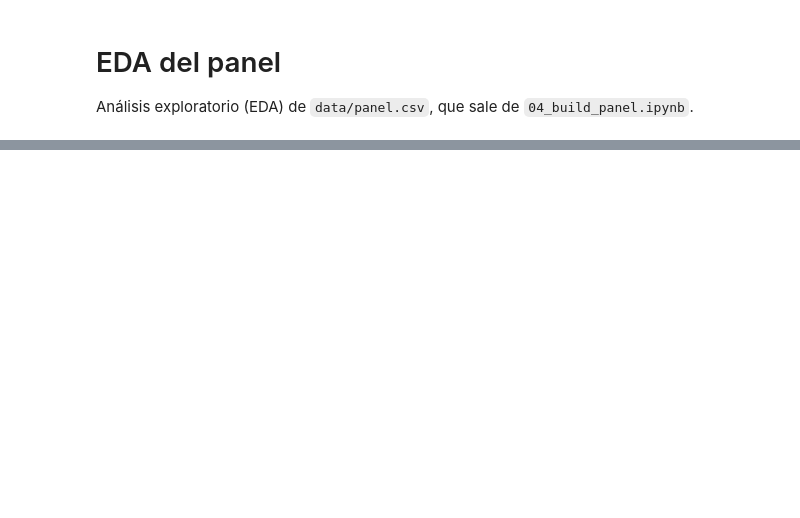
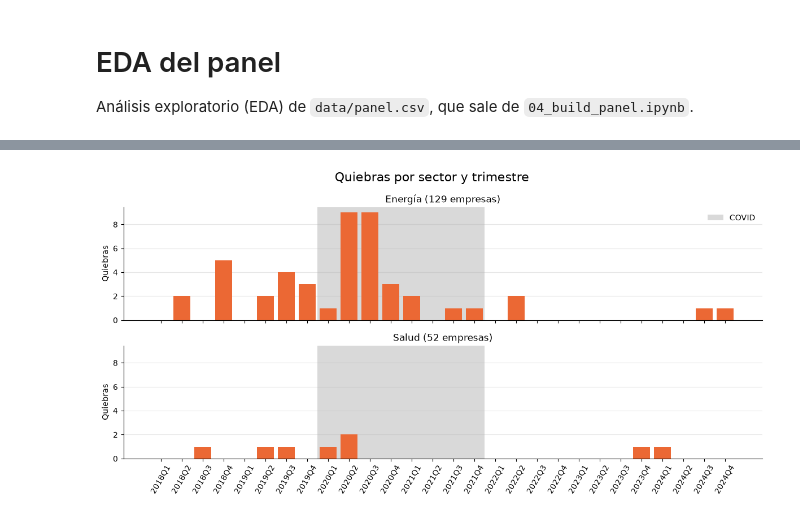
Before and after one commit to EbnerLautaro/MAI-Diplodatos, a Jupyter notebook: src/05_eda_panel.ipynb, the cells around one changed output, grey strips where cells are left out. Drawn from its saved outputs; the diff is of its cells as text; code cells hidden in the pictures; blank space fills up the shorter version.

```diff
--- a/src/05_eda_panel.ipynb
+++ b/src/05_eda_panel.ipynb
@@ -45,0 +137,2 @@ panel
+# %%
+quebradas = empresas[empresas["tipo"] == "quiebra"]
@@ -45,0 +143,26 @@ panel
+# %%
+quiebras = pd.crosstab(
+    pd.to_datetime(quebradas["fecha_quiebra"]).dt.to_period("Q"),
+    quebradas["sector"],
+).reindex(TRIMESTRES, fill_value=0)
+
+fig, axes = plt.subplots(2, 1, figsize=(12, 6), sharex=True, sharey=True)
+
+for ax, sector in zip(axes, ["energia", "salud"]):
+    ax.spines[["top", "right"]].set_visible(False)
+    ax.bar(quiebras.index.astype(str), quiebras[sector], color=COLORES["quiebra"])
+    sombrear_covid(ax, quiebras.index)
+    ax.set_title(
+        f"{NOMBRES[sector]} ({n_empresas[sector]} empresas)",
+    )
+    ax.set_ylabel("Quiebras")
+    ax.grid(axis="y", alpha=0.3)
+    ax.set_axisbelow(True)
+
+
+axes[0].legend(frameon=False)
+axes[-1].tick_params(axis="x", rotation=60)
+fig.suptitle("Quiebras por sector y trimestre", fontsize=16)
+fig.tight_layout()
+# %% [output]
+[figure, added]
```
Also changed, not shown: parts of 25 cells of this notebook, 14 other files.
